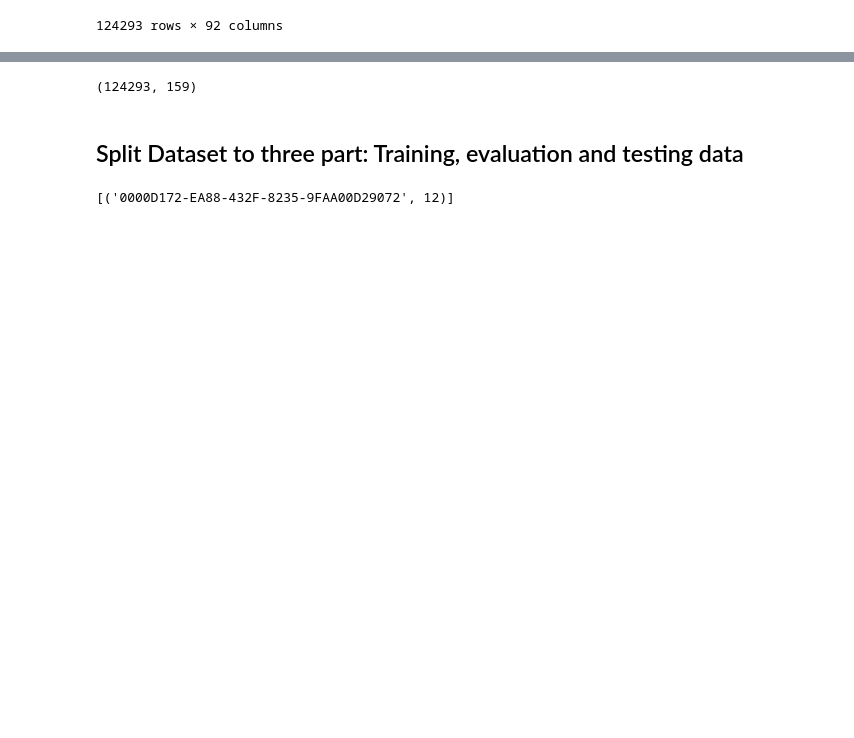
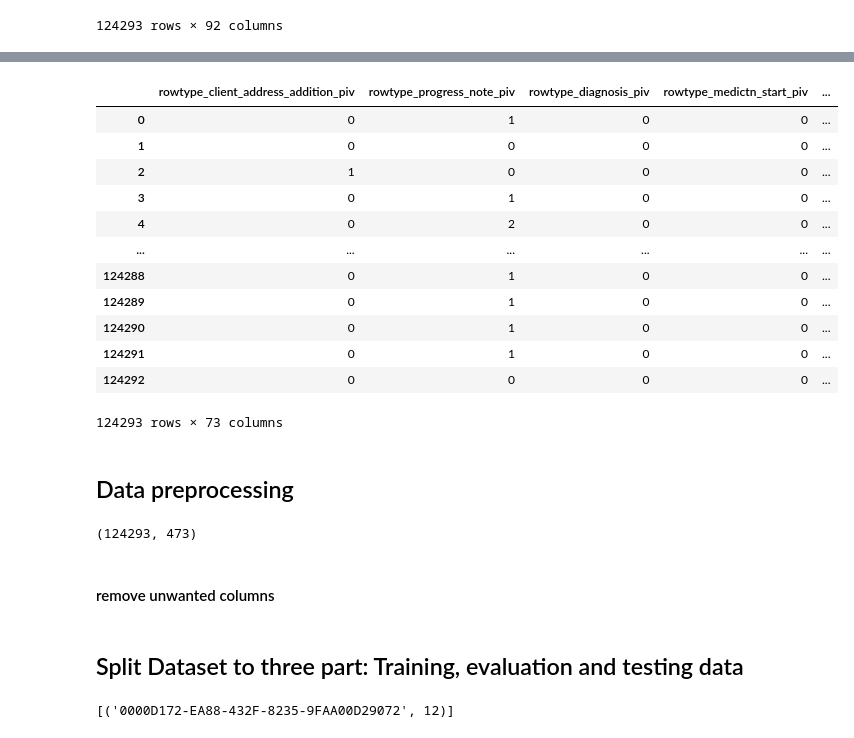
Before and after one commit to Troy-Cao/LWB-Risk-Cient-Detection, a Jupyter notebook: Chenqin/lightGBM.ipynb, the cells around one changed output, grey strips where cells are left out. Cells and saved outputs as stored; diff of their text form; code cells hidden in the pictures; blank space fills up the shorter version.

```diff
--- a/Chenqin/lightGBM.ipynb
+++ b/Chenqin/lightGBM.ipynb
@@ -24,10 +44,32 @@ part_2
+# %%
+part_4 = pd.read_csv("../../Data/yunDataN.csv")
+part_4 = part_4.drop(["Unnamed: 0"], axis='columns')
+part_4
+# %% [output]
+|  | rowtype_client_address_addition_piv | rowtype_progress_note_piv | rowtype_diagnosis_piv | rowtype_medictn_start_piv | ... |
+| 0 | 0 | 1 | 0 | 0 | ... |
+| 1 | 0 | 0 | 0 | 0 | ... |
+| 2 | 1 | 0 | 0 | 0 | ... |
+| 3 | 0 | 1 | 0 | 0 | ... |
+| 4 | 0 | 2 | 0 | 0 | ... |
+| ... | ... | ... | ... | ... | ... |
+| 124288 | 0 | 1 | 0 | 0 | ... |
+| 124289 | 0 | 1 | 0 | 0 | ... |
+| 124290 | 0 | 1 | 0 | 0 | ... |
+| 124291 | 0 | 1 | 0 | 0 | ... |
+| 124292 | 0 | 0 | 0 | 0 | ... |
+124293 rows × 73 columns
+# %% [markdown]
+## Data preprocessing
 # %%
-init_record = pd.concat([part_1, part_2], axis=1, sort=False)
+init_record = pd.concat([part_1, part_2,part_3,part_4], axis=1, sort=False)
 init_record.head()
-init_record = pd.concat([init_record.filter(regex=r'_piv$', axis=1),
-                         init_record['_key_occurreddate_month'],
-                         init_record['_key_client_id'],
-                         init_record['response_variable']], axis=1, sort=False)
+#init_record = pd.concat([init_record.filter(regex=r'_piv$', axis=1),
+#                         init_record['_key_occurreddate_month'],
+#                         init_record['_key_client_id'],
+#                         init_record['response_variable']], axis=1, sort=False)
 print(init_record.shape)
 # %% [output]
-(124293, 159)
+(124293, 473)
+# %% [markdown]
+#### remove unwanted columns
```
Also changed, not shown: parts of 14 cells of this notebook, 2 other files.
